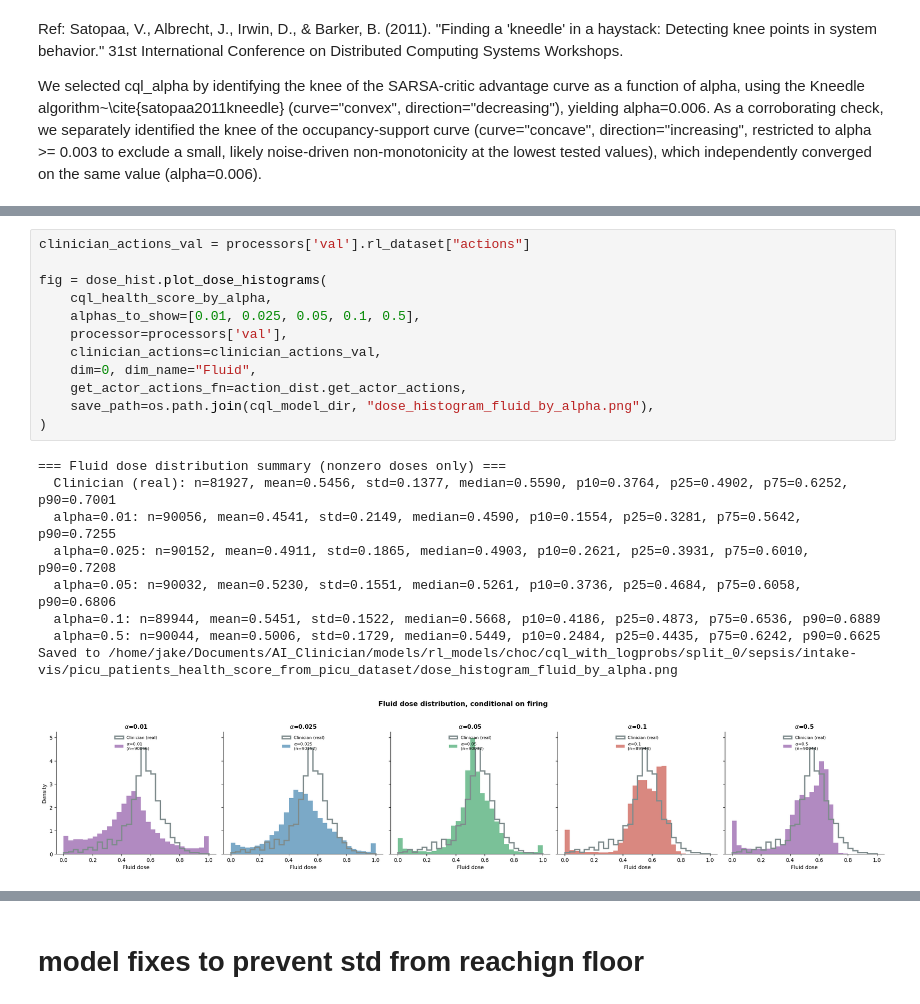
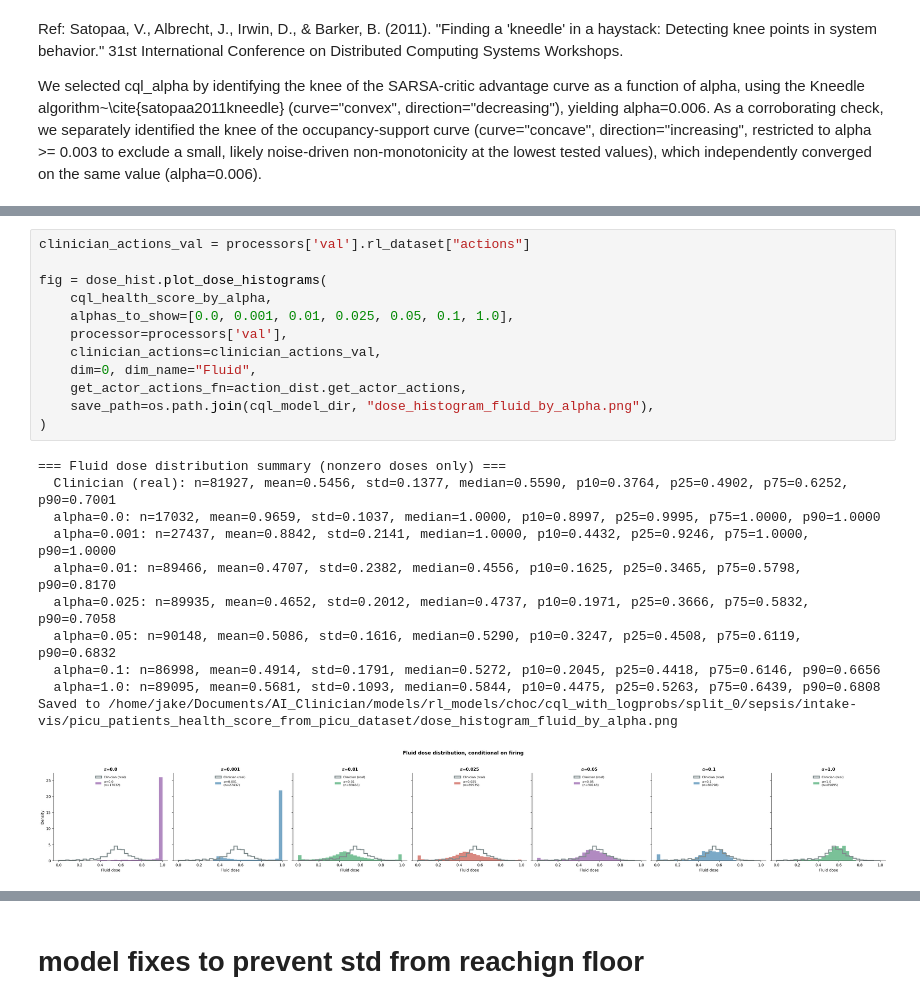
Before and after one commit to jakeormond/ai_clinician_pediatric_rl, a Jupyter notebook: src/rl/evaluate_cql_alpha_sweep.ipynb, the cells around one changed output, grey strips where cells are left out. Drawn from its saved outputs; the diff is of its cells as text.

Commit message:
running wider cql alpha sweep

```diff
--- a/src/rl/evaluate_cql_alpha_sweep.ipynb
+++ b/src/rl/evaluate_cql_alpha_sweep.ipynb
@@ -394,25 +391,27 @@ Advantage knee: 0.05, Occupancy knee: 0.025
 # %%
 clinician_actions_val = processors['val'].rl_dataset["actions"]
 
 fig = dose_hist.plot_dose_histograms(
     cql_health_score_by_alpha,
-    alphas_to_show=[0.01, 0.025, 0.05, 0.1, 0.5],
+    alphas_to_show=[0.0, 0.001, 0.01, 0.025, 0.05, 0.1, 1.0],
     processor=processors['val'],
     clinician_actions=clinician_actions_val,
     dim=0, dim_name="Fluid",
     get_actor_actions_fn=action_dist.get_actor_actions,
     save_path=os.path.join(cql_model_dir, "dose_histogram_fluid_by_alpha.png"),
 )
 # %% [output]
 === Fluid dose distribution summary (nonzero doses only) ===
   Clinician (real): n=81927, mean=0.5456, std=0.1377, median=0.5590, p10=0.3764, p25=0.4902, p75=0.6252, p90=0.7001
-  alpha=0.01: n=90056, mean=0.4541, std=0.2149, median=0.4590, p10=0.1554, p25=0.3281, p75=0.5642, p90=0.7255
-  alpha=0.025: n=90152, mean=0.4911, std=0.1865, median=0.4903, p10=0.2621, p25=0.3931, p75=0.6010, p90=0.7208
-  alpha=0.05: n=90032, mean=0.5230, std=0.1551, median=0.5261, p10=0.3736, p25=0.4684, p75=0.6058, p90=0.6806
-  alpha=0.1: n=89944, mean=0.5451, std=0.1522, median=0.5668, p10=0.4186, p25=0.4873, p75=0.6536, p90=0.6889
-  alpha=0.5: n=90044, mean=0.5006, std=0.1729, median=0.5449, p10=0.2484, p25=0.4435, p75=0.6242, p90=0.6625
+  alpha=0.0: n=17032, mean=0.9659, std=0.1037, median=1.0000, p10=0.8997, p25=0.9995, p75=1.0000, p90=1.0000
+  alpha=0.001: n=27437, mean=0.8842, std=0.2141, median=1.0000, p10=0.4432, p25=0.9246, p75=1.0000, p90=1.0000
+  alpha=0.01: n=89466, mean=0.4707, std=0.2382, median=0.4556, p10=0.1625, p25=0.3465, p75=0.5798, p90=0.8170
+  alpha=0.025: n=89935, mean=0.4652, std=0.2012, median=0.4737, p10=0.1971, p25=0.3666, p75=0.5832, p90=0.7058
+  alpha=0.05: n=90148, mean=0.5086, std=0.1616, median=0.5290, p10=0.3247, p25=0.4508, p75=0.6119, p90=0.6832
+  alpha=0.1: n=86998, mean=0.4914, std=0.1791, median=0.5272, p10=0.2045, p25=0.4418, p75=0.6146, p90=0.6656
+  alpha=1.0: n=89095, mean=0.5681, std=0.1093, median=0.5844, p10=0.4475, p25=0.5263, p75=0.6439, p90=0.6808
 Saved to /home/jake/Documents/AI_Clinician/models/rl_models/choc/cql_with_logprobs/split_0/sepsis/intake-vis/picu_patients_health_score_from_picu_dataset/dose_histogram_fluid_by_alpha.png
-[figure, old version]
+[figure, new version]
 # %%
 clinician_actions_val = processors['val'].rl_dataset["actions"]
 
```
Also changed, not shown: parts of 10 cells of this notebook, 1 other file.
